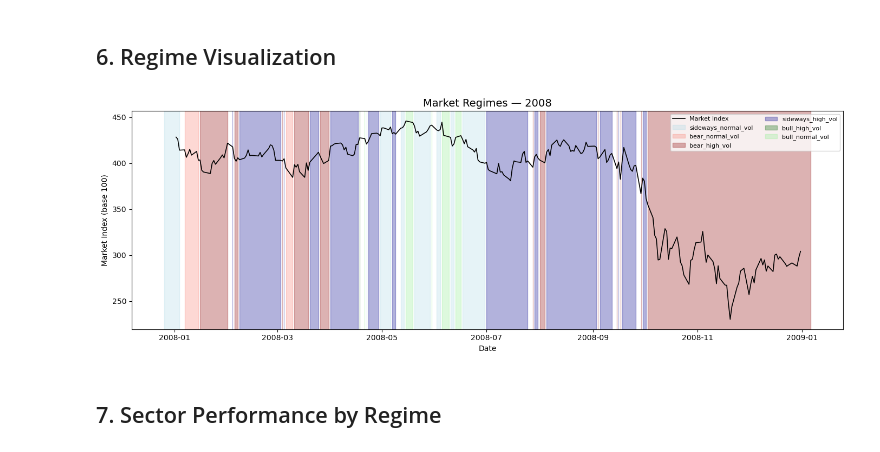
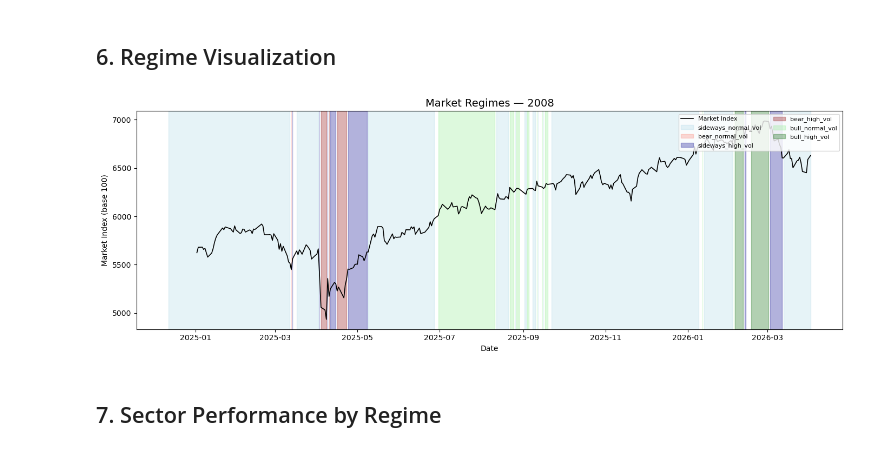
Before and after one commit to ediaz-usf/SP500-Analysis-Project, a Jupyter notebook: S&P_Analysis.ipynb, the cells around one changed output. Drawn from its saved outputs; the diff is of its cells as text; code cells hidden in the pictures.

```diff
--- a/S&P_Analysis.ipynb
+++ b/S&P_Analysis.ipynb
@@ -346,36 +346,36 @@ colors = {
     'sideways_low_vol':   'blue',
     'sideways_normal_vol':'lightblue',
     'sideways_high_vol':  'darkblue'
 }
 
 # Filter to 2008 for a focused view
-zoom_start = pd.to_datetime('2008-01-01')
-zoom_end   = pd.to_datetime('2008-12-31')
+zoom_start = pd.to_datetime('2025-01-01')
+zoom_end   = pd.to_datetime('2026-12-31')
 zoom_df    = plot_df[(plot_df['date'] >= zoom_start) & (plot_df['date'] <= zoom_end)]
 zoom_segments = segments[
     (segments.start_date <= zoom_end) &
     (segments.end_date   >= zoom_start)
 ]
 
 fig, ax = plt.subplots(figsize=(14, 5))
 ax.plot(zoom_df['date'], zoom_df['market_index'], color='black', linewidth=1.2, label='Market Index')
 
 seen_regimes = set()
 for _, segment in zoom_segments.iterrows():
     regime = segment['combined_regime']
     color  = colors.get(regime, 'gray')
     label  = regime if regime not in seen_regimes else None
     ax.axvspan(segment['start_date'], segment['end_date'], color=color, alpha=0.3, label=label)
     seen_regimes.add(regime)
 
 ax.set_title('Market Regimes — 2008', fontsize=14)
 ax.set_xlabel('Date')
 ax.set_ylabel('Market Index (base 100)')
 ax.legend(loc='upper right', fontsize=8, ncol=2)
 plt.tight_layout()
 plt.show()
 # %% [output]
-[figure, old version]
+[figure, new version]
 # %% [markdown]
 ## 7. Sector Performance by Regime
 # %%
```
